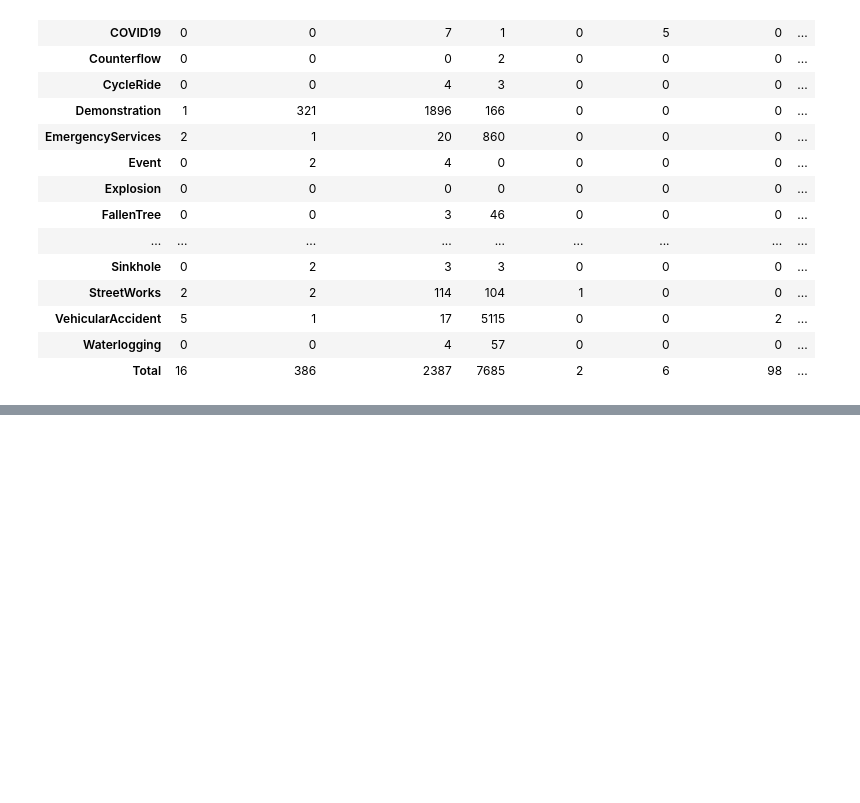
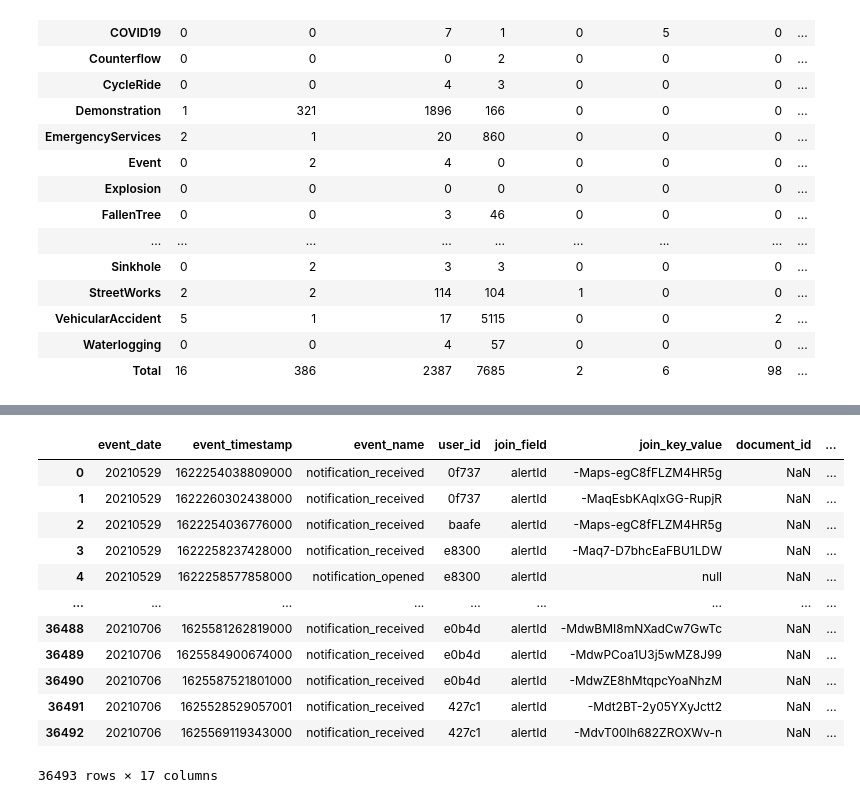
Before and after one commit to ComMutants/Capstone-WIMT, a Jupyter notebook: notebooks/WIMT_Capstone.ipynb, the cells around one changed output, grey strips where cells are left out. Saved outputs shown, nothing was run; the diff lists cells and outputs as text; code cells hidden in the pictures; blank space fills up the shorter version.

```diff
--- a/notebooks/WIMT_Capstone.ipynb
+++ b/notebooks/WIMT_Capstone.ipynb
@@ -136,0 +120,16 @@ array(['-Maps-egC8fFLZM4HR5g', '-MaqEsbKAqlxGG-RupjR',
+# %%
+merged_df_2
+# %% [output]
+|  | event_date | event_timestamp | event_name | user_id | join_field | join_key_value | document_id | ... |
+| 0 | 20210529 | 1622254038809000 | notification_received | 0f737 | alertId | -Maps-egC8fFLZM4HR5g | NaN | ... |
+| 1 | 20210529 | 1622260302438000 | notification_received | 0f737 | alertId | -MaqEsbKAqlxGG-RupjR | NaN | ... |
+| 2 | 20210529 | 1622254036776000 | notification_received | baafe | alertId | -Maps-egC8fFLZM4HR5g | NaN | ... |
+| 3 | 20210529 | 1622258237428000 | notification_received | e8300 | alertId | -Maq7-D7bhcEaFBU1LDW | NaN | ... |
+| 4 | 20210529 | 1622258577858000 | notification_opened | e8300 | alertId | null | NaN | ... |
+| ... | ... | ... | ... | ... | ... | ... | ... | ... |
+| 36488 | 20210706 | 1625581262819000 | notification_received | e0b4d | alertId | -MdwBMI8mNXadCw7GwTc | NaN | ... |
+| 36489 | 20210706 | 1625584900674000 | notification_received | e0b4d | alertId | -MdwPCoa1U3j5wMZ8J99 | NaN | ... |
+| 36490 | 20210706 | 1625587521801000 | notification_received | e0b4d | alertId | -MdwZE8hMtqpcYoaNhzM | NaN | ... |
+| 36491 | 20210706 | 1625528529057001 | notification_received | 427c1 | alertId | -Mdt2BT-2y05YXyJctt2 | NaN | ... |
+| 36492 | 20210706 | 1625569119343000 | notification_received | 427c1 | alertId | -MdvT00Ih682ZROXWv-n | NaN | ... |
+36493 rows × 17 columns
```
Also changed, not shown: parts of 21 cells of this notebook, 1 other file.
